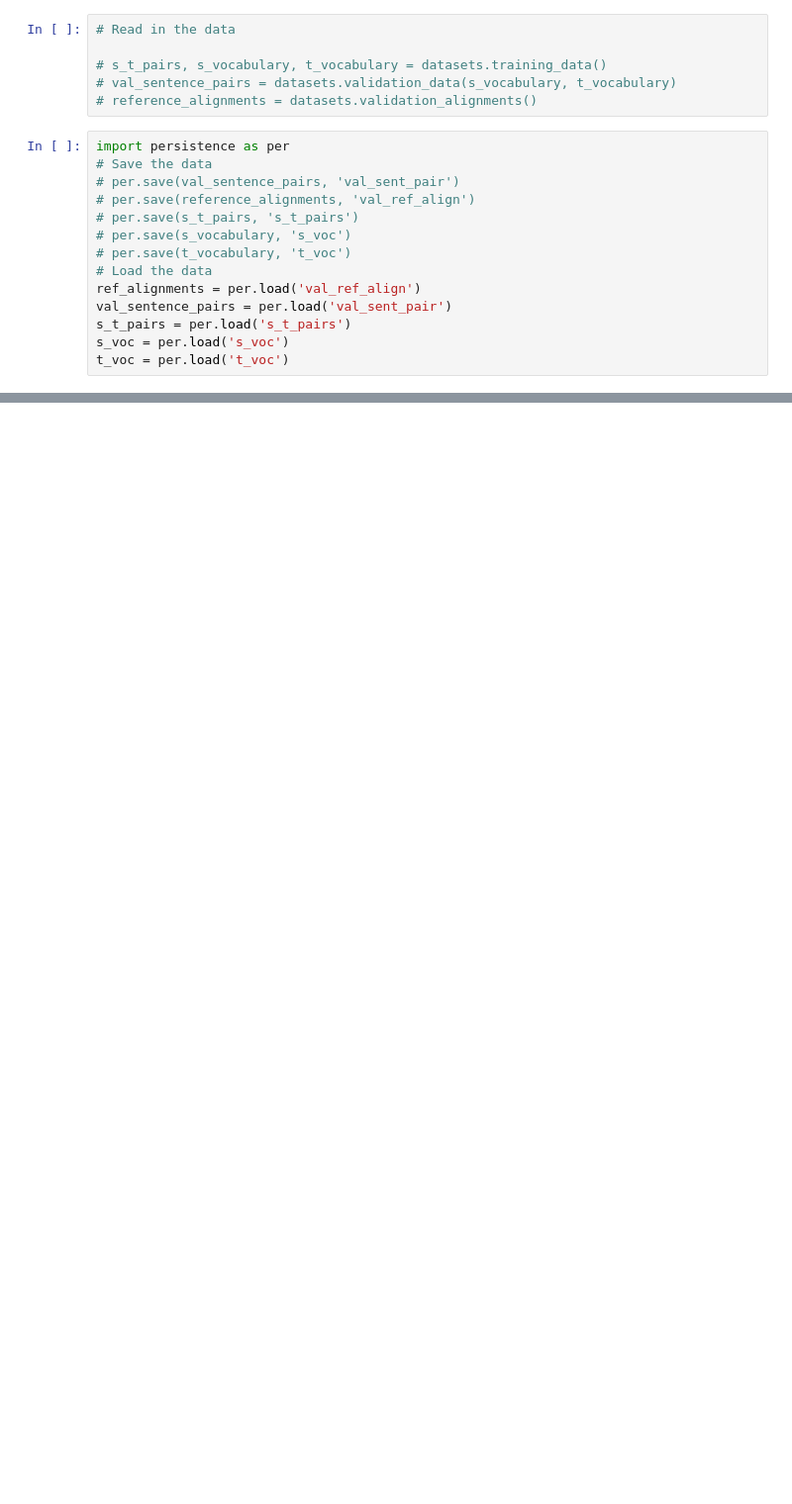
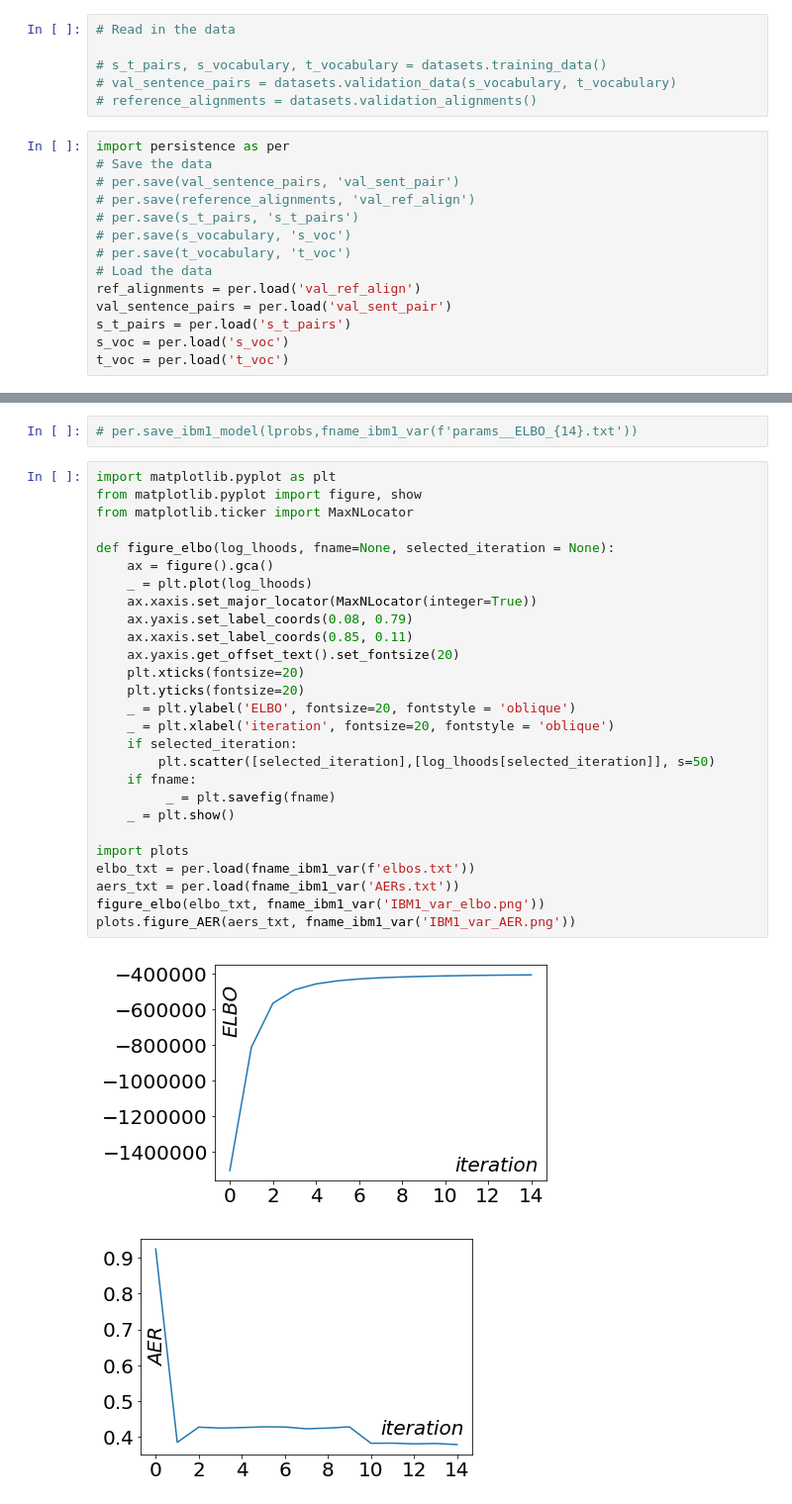
Before and after one commit to maartje/NLP2-Project1, a Jupyter notebook: ibm1_var.ipynb, the cells around one changed output, grey strips where cells are left out. Shown at 99% size. Cells and saved outputs as stored; diff of their text form; blank space fills up the shorter version.

```diff
--- a/ibm1_var.ipynb
+++ b/ibm1_var.ipynb
@@ -114,0 +142,32 @@ TypeError: 'float' object is not subscriptable
+# %%
+# per.save_ibm1_model(lprobs,fname_ibm1_var(f'params__ELBO_{14}.txt'))
+# %%
+import matplotlib.pyplot as plt
+from matplotlib.pyplot import figure, show
+from matplotlib.ticker import MaxNLocator
+
+def figure_elbo(log_lhoods, fname=None, selected_iteration = None):
+    ax = figure().gca()
+    _ = plt.plot(log_lhoods)
+    ax.xaxis.set_major_locator(MaxNLocator(integer=True))
+    ax.yaxis.set_label_coords(0.08, 0.79)
+    ax.xaxis.set_label_coords(0.85, 0.11)
+    ax.yaxis.get_offset_text().set_fontsize(20)
+    plt.xticks(fontsize=20)
+    plt.yticks(fontsize=20)
+    _ = plt.ylabel('ELBO', fontsize=20, fontstyle = 'oblique')
+    _ = plt.xlabel('iteration', fontsize=20, fontstyle = 'oblique')
+    if selected_iteration:
+        plt.scatter([selected_iteration],[log_lhoods[selected_iteration]], s=50)
+    if fname:
+         _ = plt.savefig(fname)
+    _ = plt.show()
+
+import plots
+elbo_txt = per.load(fname_ibm1_var(f'elbos.txt'))
+aers_txt = per.load(fname_ibm1_var('AERs.txt'))
+figure_elbo(elbo_txt, fname_ibm1_var('IBM1_var_elbo.png'))
+plots.figure_AER(aers_txt, fname_ibm1_var('IBM1_var_AER.png'))
+# %% [output]
+[figure, added]
+[figure, added]
```
Also changed, not shown: parts of 8 cells of this notebook.
